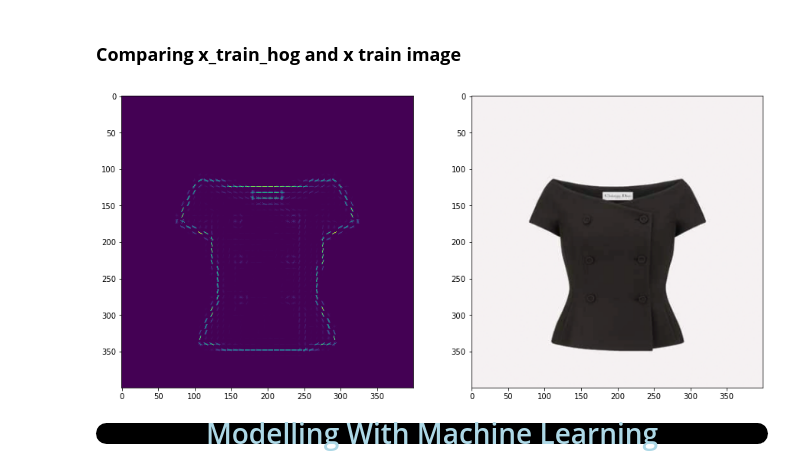
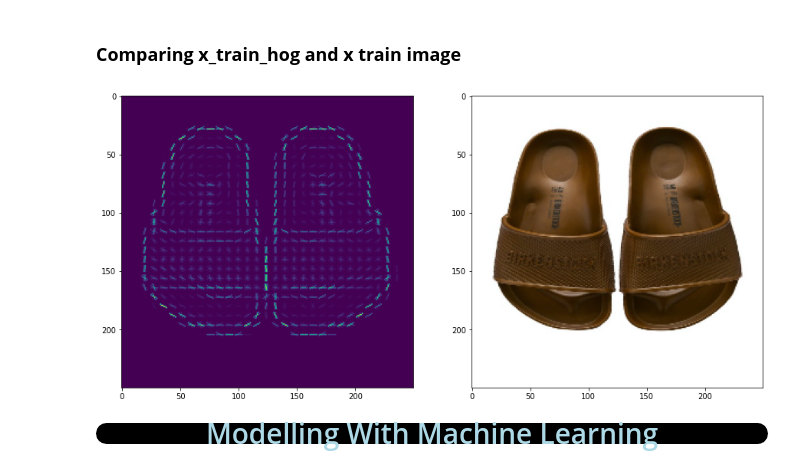
Before and after one commit to FluffHound/Fashion-Classification-DatMin, a Jupyter notebook: Model ML.ipynb, the cells around one changed output. Cells and saved outputs as stored; diff of their text form; code cells hidden in the pictures.

```diff
--- a/Model ML.ipynb
+++ b/Model ML.ipynb
@@ -64,7 +61,7 @@ sns.palplot(colors_red)
 Import Data
 <a class="anchor" id="1"></a>
 # %%
-labels = ['Bags','Belts','Boots','Dresses','Hats','Jackets & Coats','Jewelry','Knitwear','Loafers',
+labels = ['Bags','Belts','Boots','Dresses','Hats','Jackets & Coats','Jewelry','Loafers',
  'Pants','Sandals','Scarves','Skirt','Sneakers','Sunglasses','T-Shirts']
 
 X = []
@@ -74,7 +71,7 @@ image_size = 400
 
 # All Data
 for i in labels:
-    folderPath = os.path.join(r"C:\Users\Zagreus\Documents\DUMMY\Dokumen Pribadi\College\Data Mining II\12.1. Scrap Fashion\Dataset",i)
+    folderPath = os.path.join(r"E:\1.Kuliah\3. Semester 5 TSD\3. Data Mining\UAS HM\Dataset 2",i)
     for j in tqdm(os.listdir(folderPath)):
         img = cv2.imread(os.path.join(folderPath,j))
         try:
@@ -168,7 +161,7 @@ x_train_hog = []
 x_train_hog_img = []
 for i in range(len(X_train)):
     fd , hog_im = hog(X_train[i] , orientations=9 , pixels_per_cell = (8,8),
-                     cells_per_block = (4,4) , visualize = True ,  multichannel = True)
+                     cells_per_block = (2,2) , visualize = True ,  multichannel = True)
     x_train_hog.append(fd)
     x_train_hog_img.append(hog_im)
 x_train_hog = np.array(x_train_hog)
@@ -176,7 +169,7 @@ x_test_hog = []
 x_test_hog_img = []
 for i in range(len(X_test)):
     fd , hog_im = hog(X_test[i] , orientations=9 , pixels_per_cell = (8,8),
-                     cells_per_block = (4,4) , visualize = True ,  multichannel = True)
+                     cells_per_block = (2,2) , visualize = True ,  multichannel = True)
     x_test_hog.append(fd)
     x_test_hog_img.append(hog_im)
 x_test_hog = np.array(x_test_hog)
@@ -185,14 +178,14 @@ x_test_hog = np.array(x_test_hog)
 # %%
 plt.figure(figsize=(15,10))
 
 plt.subplot(1,2,1)
-plt.imshow(x_train_hog_img[10])
+plt.imshow(x_train_hog_img[50])
 plt.subplot(1,2,2)
-plt.imshow(X_train[10])
+plt.imshow(X_train[50])
 
 plt.show()
 # %% [output]
-[figure, old version]
+[figure, new version]
 # %% [markdown]
 <div style='color: lightblue;
            background-color: black;
```
Also changed, not shown: parts of 17 cells of this notebook, 2 other files.
